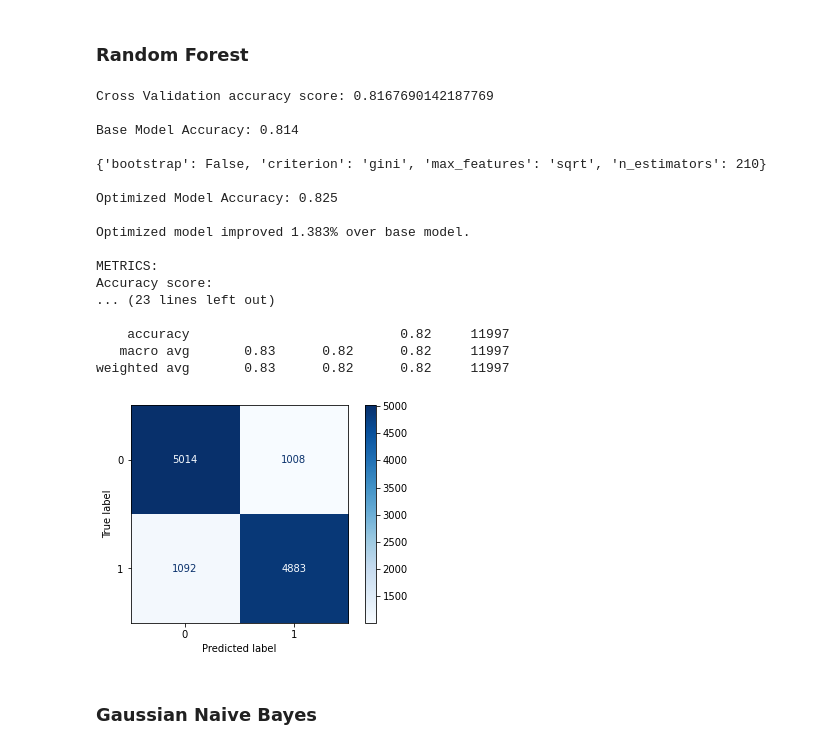
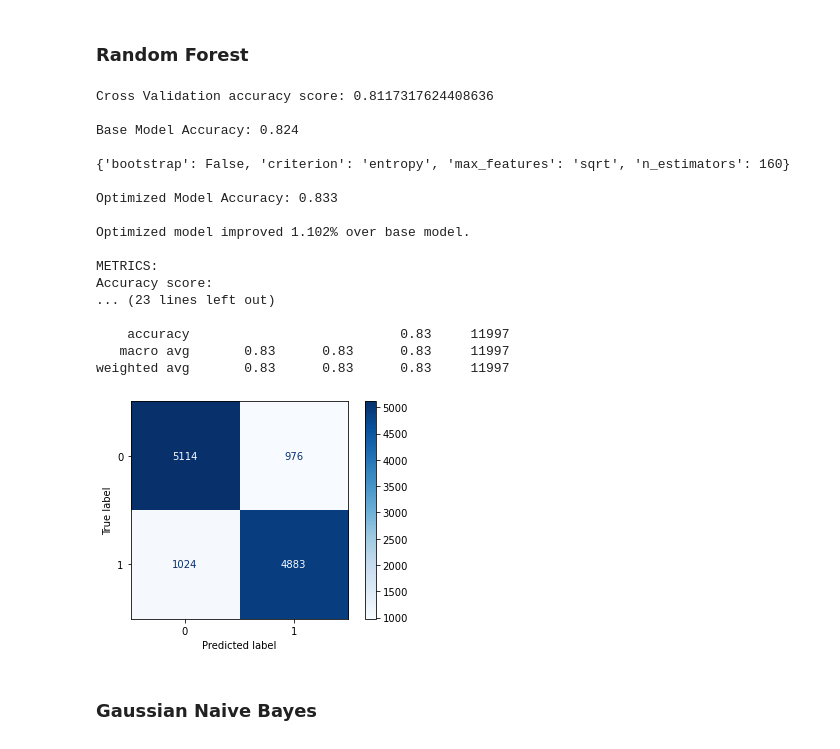
Before and after one commit to TiagoS16/SIB_SMILES, a Jupyter notebook: src/smiles/scripts/Etapa3.ipynb, the cells around one changed output. Saved outputs shown, nothing was run; the diff lists cells and outputs as text; code cells hidden in the pictures.

```diff
--- a/src/smiles/scripts/Etapa3.ipynb
+++ b/src/smiles/scripts/Etapa3.ipynb
@@ -27,16 +27,21 @@ warnings.filterwarnings('ignore')
 # %% [markdown]
 Metrics
 # %%
-def metrics(label_test, predict):
+def metrics(label_test, predict, reg=False):
     print('METRICS:')
-    print(f"Accuracy score:\n{accuracy_score(label_test, predict)}\n")
-    print(f"Recall score:\n{recall_score(label_test, predict, average='weighted')}\n")
-    print(f"Precison score:\n{precision_score(label_test, predict, average='weighted', zero_division=0)}\n")
-    print(f"F1-score:\n{f1_score(label_test, predict, average='weighted')}\n")
-    print(f"MCC score:\n{matthews_corrcoef(label_test, predict)}\n")
-    print(f"Confusion matrix:\n{confusion_matrix(label_test, predict)}\n")
-    print(f"Classification report:\n{classification_report(label_test, predict, zero_division=True)}\n")
-    ConfusionMatrixDisplay(confusion_matrix(label_test, predict)).plot(cmap=plt.cm.Blues)
+    if reg is False:
+        print(f"Accuracy score:\n{accuracy_score(label_test, predict)}\n")
+        print(f"Recall score:\n{recall_score(label_test, predict, average='weighted')}\n")
+        print(f"Precison score:\n{precision_score(label_test, predict, average='weighted', zero_division=0)}\n")
+        print(f"F1-score:\n{f1_score(label_test, predict, average='weighted')}\n")
+        print(f"MCC score:\n{matthews_corrcoef(label_test, predict)}\n")
+        print(f"Confusion matrix:\n{confusion_matrix(label_test, predict)}\n")
+        print(f"Classification report:\n{classification_report(label_test, predict, zero_division=True)}\n")
+        ConfusionMatrixDisplay(confusion_matrix(label_test, predict)).plot(cmap=plt.cm.Blues)
+    else:
+        print(f"Explained variance score:\n{explained_variance_score(label_test, predict)}\n")
+        print(f"R2 score:\n{r2_score(label_test, predict)}\n")
+        print(f"Mean squared error:\n{mean_squared_error(label_test, predict)}\n")
 # %% [markdown]
 ML
 # %%
@@ -87,17 +106,17 @@ The *ml* function will firstly do a cross validation to evaluate the model adapt
 # %% [markdown]
 # Models
 # %%
-rf = RandomForestClassifier(n_jobs=-1)
+rf = RandomForestClassifier(n_jobs=4)
 nb = GaussianNB()
-knn = KNeighborsClassifier(n_jobs=-1)
-voting = VotingClassifier(estimators=[('Random Forest', rf), ('Naive Bayes', nb), ('KNN', knn)], voting='soft', n_jobs=-1)
+knn = KNeighborsClassifier(n_jobs=4)
+voting = VotingClassifier(estimators=[('Random Forest', rf), ('Naive Bayes', nb), ('KNN', knn)], voting='soft', n_jobs=4)
 nn = MLPClassifier(early_stopping=True)
 # %% [markdown]
 # Hyperparameters
 # %%
-params_rf = {'n_estimators': range(10, 211, 50), 'criterion': ['entropy', 'gini'], 'max_features': ['sqrt', 'log2', None],
+params_rf = {'n_estimators': range(50, 251, 25), 'criterion': ['entropy', 'gini'], 'max_features': ['sqrt', 'log2', None],
           'bootstrap': [True, False]}
-params_knn = {'n_neighbors': range(2, 11, 2), 'weights': ['distance', 'uniform'], 'leaf_size': range(10, 50, 10), 'p': [1, 2]}
+params_knn = {'n_neighbors': range(2, 17, 2), 'weights': ['distance', 'uniform'], 'leaf_size': range(10, 50, 10), 'p': [1, 2]}
 params_nn = {'activation': ['identity', 'logistic', 'tanh', 'relu'], 'learning_rate': ['constant', 'invscaling', 'adaptive']}
 # %% [markdown]
 # Binary Classification
@@ -113,29 +132,32 @@ fingerprint_data_b = fingerprint.drop("activity", axis=1)
 fingerprint_label_b = fingerprint["activity"]
 # %% [markdown]
 ## Descriptors
+# %%
+# SPLIT
+data_train, data_test, label_train, label_test = train_test_split(descriptors_data_b, descriptors_label_b, test_size=0.3)
 # %% [markdown]
 ### Random Forest
 # %%
-ml(rf, descriptors_data_b, descriptors_label_b, params_rf)
+ml(rf, data_train, data_test, label_train, label_test, params_rf)
 # %% [output]
-Cross Validation accuracy score: 0.8167690142187769
+Cross Validation accuracy score: 0.8117317624408636
 
-Base Model Accuracy: 0.814
+Base Model Accuracy: 0.824
 
-{'bootstrap': False, 'criterion': 'gini', 'max_features': 'sqrt', 'n_estimators': 210}
+{'bootstrap': False, 'criterion': 'entropy', 'max_features': 'sqrt', 'n_estimators': 160}
 
-Optimized Model Accuracy: 0.825
+Optimized Model Accuracy: 0.833
 
-Optimized model improved 1.383% over base model.
+Optimized model improved 1.102% over base model.
 
 METRICS:
 Accuracy score:
 ... (23 lines left out)
 
-    accuracy                           0.82     11997
-   macro avg       0.83      0.82      0.82     11997
-weighted avg       0.83      0.82      0.82     11997
+    accuracy                           0.83     11997
+   macro avg       0.83      0.83      0.83     11997
+weighted avg       0.83      0.83      0.83     11997
-[figure, old version]
+[figure, new version]
 # %% [markdown]
 ### Gaussian Naive Bayes
 # %%
```
Also changed, not shown: parts of 75 cells of this notebook, 2 other files.
